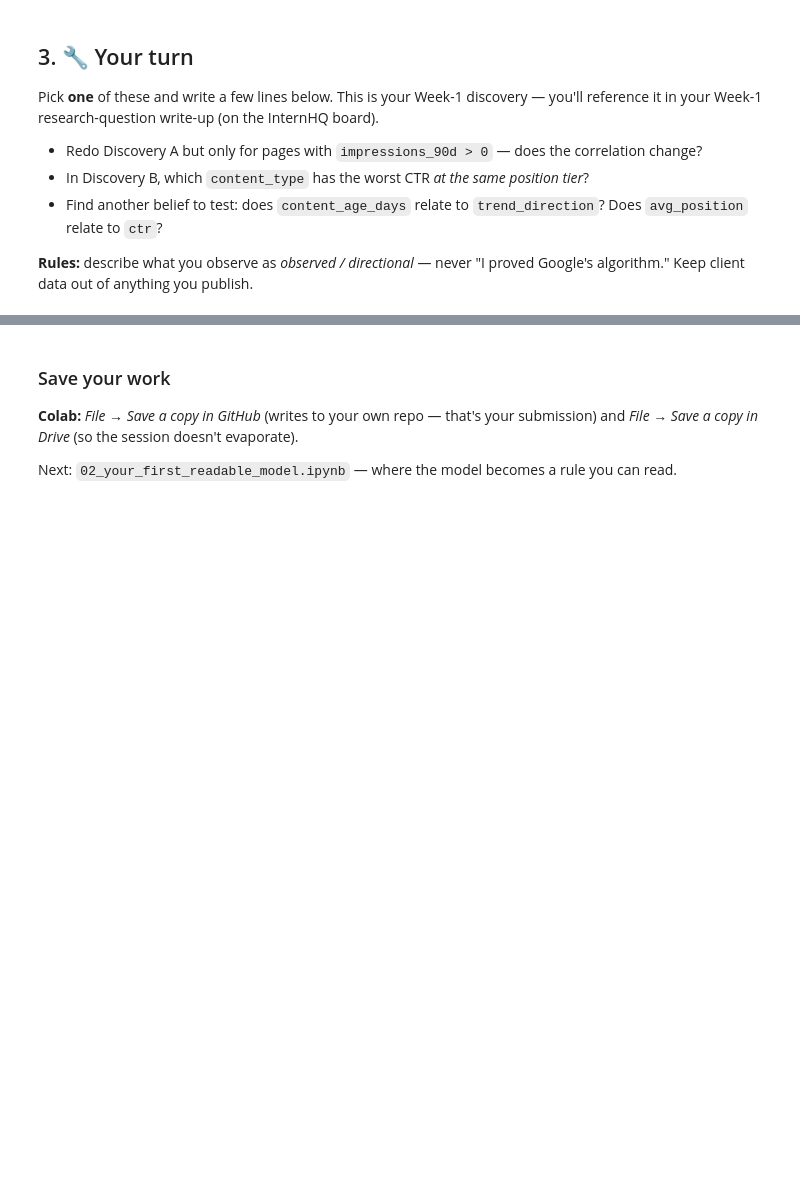
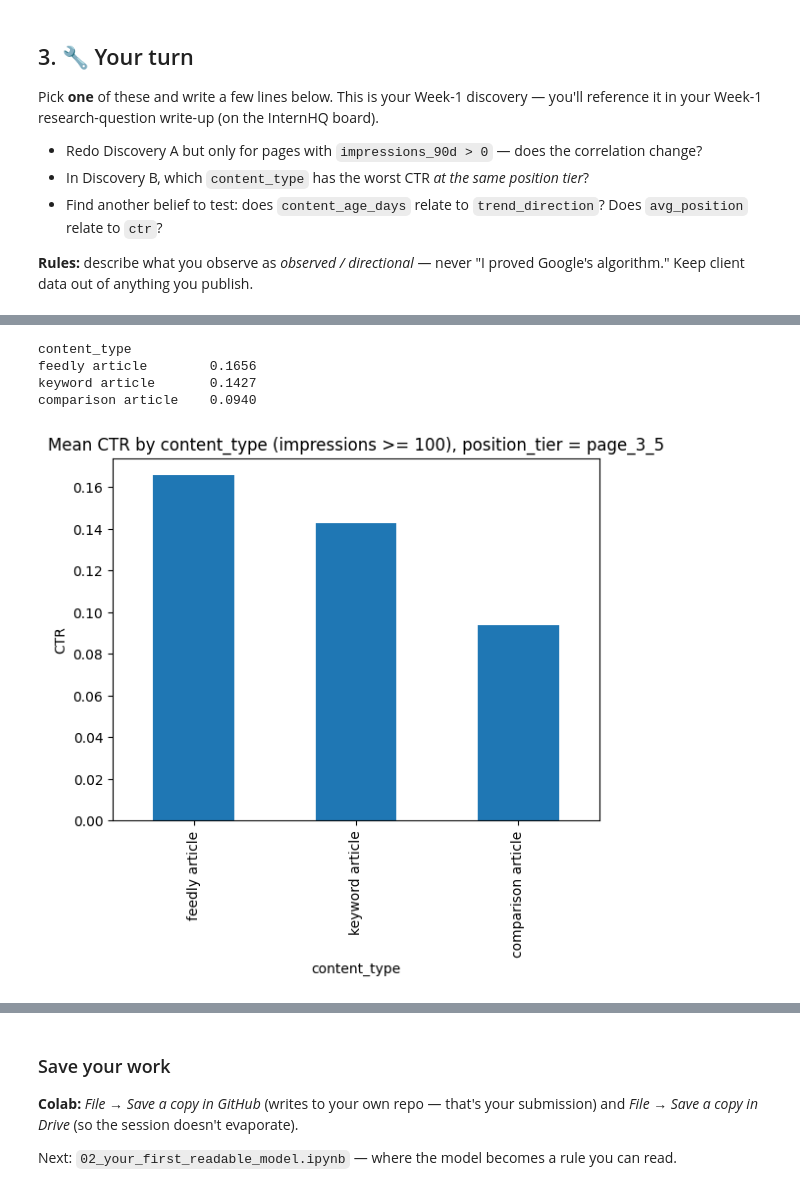
Before and after one commit to juangriffin121/flyrank-internship-starter, a Jupyter notebook: notebooks/01_first_look_and_discovery.ipynb, the cells around one changed output, grey strips where cells are left out. Saved outputs shown, nothing was run; the diff lists cells and outputs as text; code cells hidden in the pictures; blank space fills up the shorter version.

```diff
--- a/notebooks/01_first_look_and_discovery.ipynb
+++ b/notebooks/01_first_look_and_discovery.ipynb
@@ -101,0 +190,12 @@ Pick **one** of these and write a few lines below. This is your Week-1 discovery
+# %%
+tier = "page_3_5"
+visible = df[df["impressions_90d"] >= 100][df["position_tier"] == tier]
+ctr_by_pos = visible.groupby("content_type")["ctr"].mean().sort_values(ascending=False)
+print(ctr_by_pos.round(4).to_string())
+ctr_by_pos.plot(kind="bar", title=f"Mean CTR by content_type (impressions >= 100), position_tier = {tier}", ylabel="CTR");
+# %% [output]
+content_type
+feedly article        0.1656
+keyword article       0.1427
+comparison article    0.0940
+[figure, added]
```
Also changed, not shown: parts of 12 cells of this notebook.
